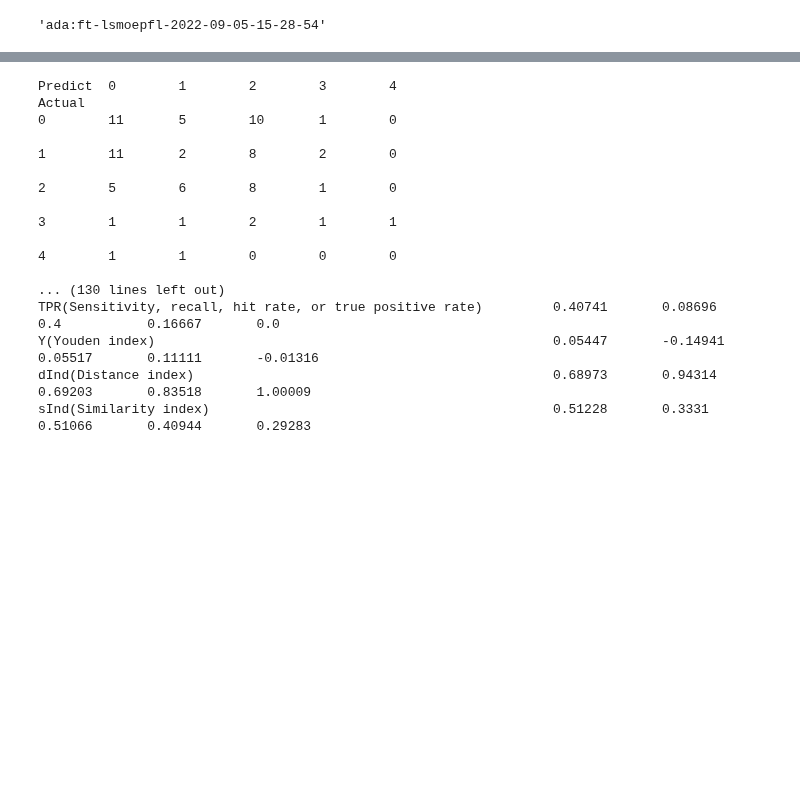
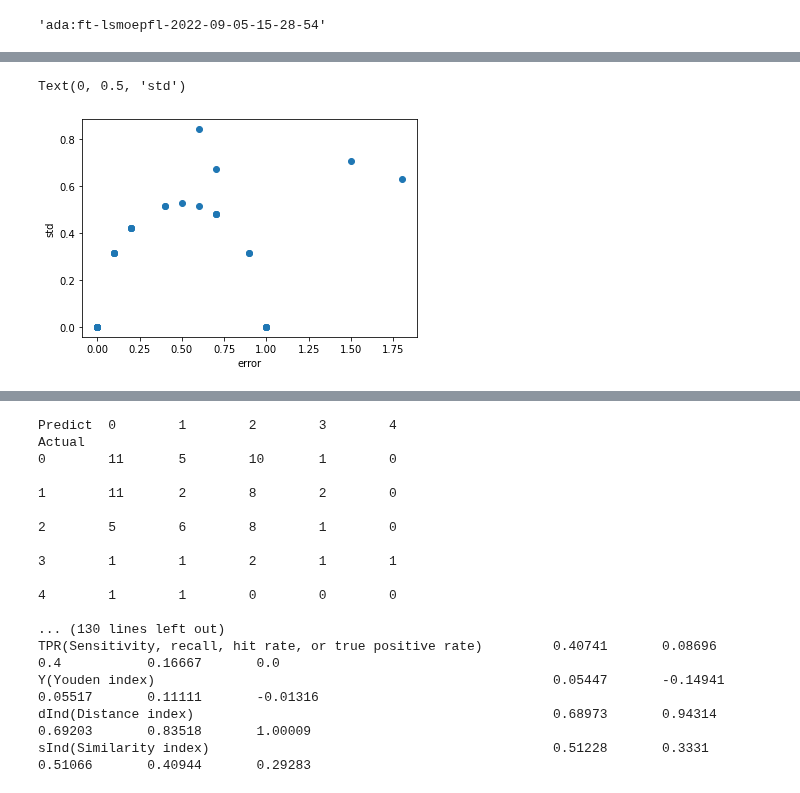
Before and after one commit to kjappelbaum/gpt3forchem, a Jupyter notebook: experiments/17_try_learning_w_smiles_augmentation.ipynb, the cells around one changed output, grey strips where cells are left out. Drawn from its saved outputs; the diff is of its cells as text; code cells hidden in the pictures; blank space fills up the shorter version.

```diff
--- a/experiments/17_try_learning_w_smiles_augmentation.ipynb
+++ b/experiments/17_try_learning_w_smiles_augmentation.ipynb
@@ -94,0 +82,7 @@ true_augmented = [int(e.split("@")[0]) for e in test_prompts["completion"]]
+# %%
+augmented_predictions = pd.DataFrame(
+    {
+        'smiles': smiles_augmented,
+        'true': true_augmented,
+        'predictions': predictions_augmented,
+    })
@@ -94,0 +106,7 @@ true_augmented = [int(e.split("@")[0]) for e in test_prompts["completion"]]
+# %%
+plt.scatter(predictions_augmented['error'], predictions_augmented['predictions']['std'])
+plt.xlabel('error')
+plt.ylabel('std')
+# %% [output]
+Text(0, 0.5, 'std')
+[figure, added]
```
Also changed, not shown: parts of 24 cells of this notebook, 6 other files.
